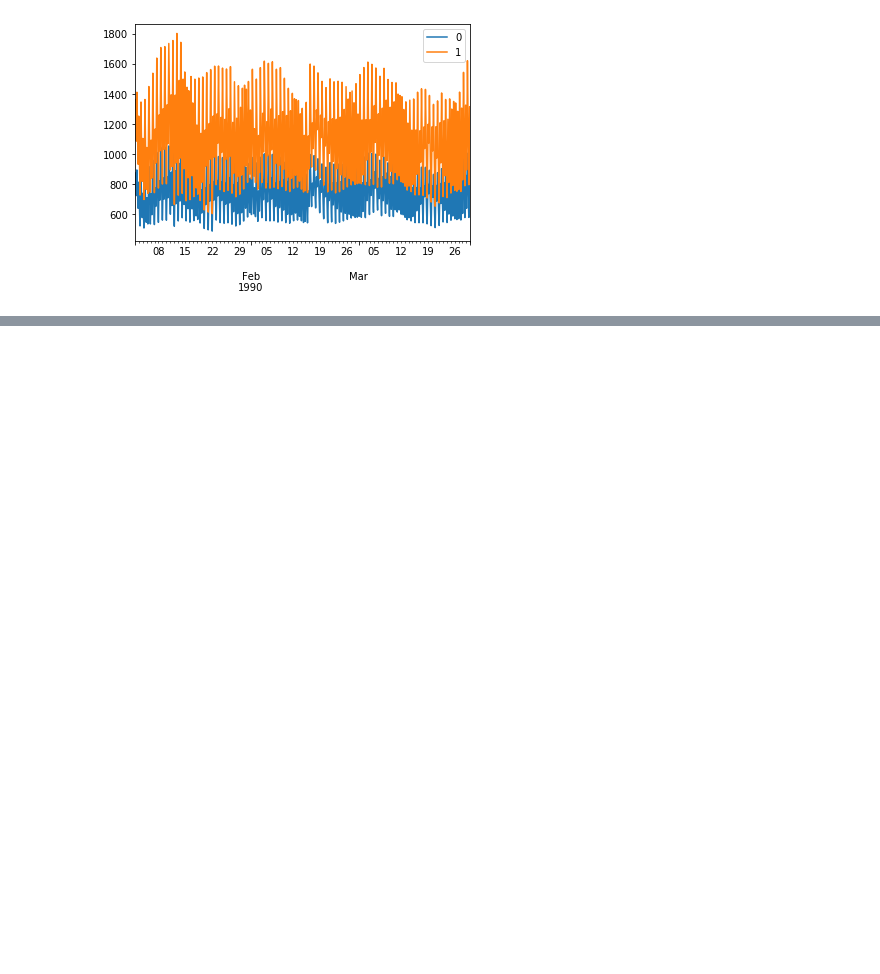
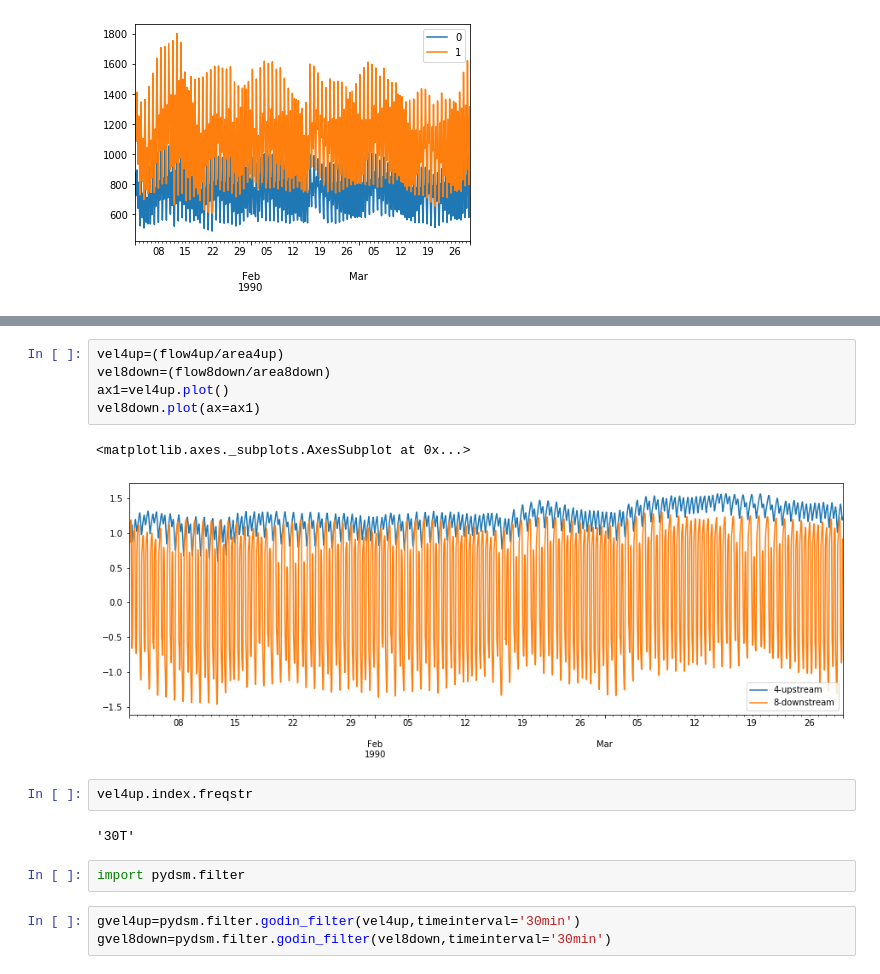
Before and after one commit to CADWRDeltaModeling/pydsm, a Jupyter notebook: notebooks/dsm2_h5_read_example.ipynb, the cells around one changed output, grey strips where cells are left out. Saved outputs shown, nothing was run; the diff lists cells and outputs as text; blank space fills up the shorter version.

```diff
--- a/notebooks/dsm2_h5_read_example.ipynb
+++ b/notebooks/dsm2_h5_read_example.ipynb
@@ -450,0 +470,17 @@ display(pydsm.io.read_table_as_df(filename,'/hydro/geometry/transfer_names'))
+# %%
+vel4up=(flow4up/area4up)
+vel8down=(flow8down/area8down)
+ax1=vel4up.plot()
+vel8down.plot(ax=ax1)
+# %% [output]
+<matplotlib.axes._subplots.AxesSubplot at 0x...>
+[figure, added]
+# %%
+vel4up.index.freqstr
+# %% [output]
+'30T'
+# %%
+import pydsm.filter
+# %%
+gvel4up=pydsm.filter.godin_filter(vel4up,timeinterval='30min')
+gvel8down=pydsm.filter.godin_filter(vel8down,timeinterval='30min')
```
Also changed, not shown: parts of 14 cells of this notebook, 31 other files.
